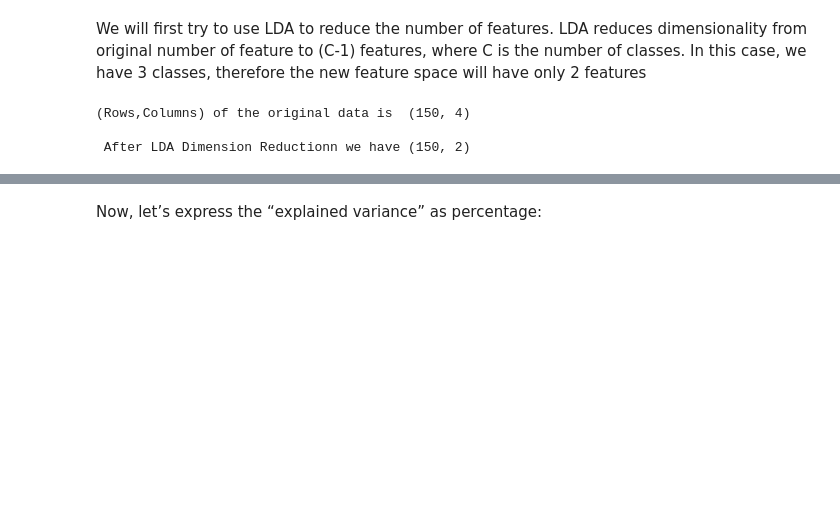
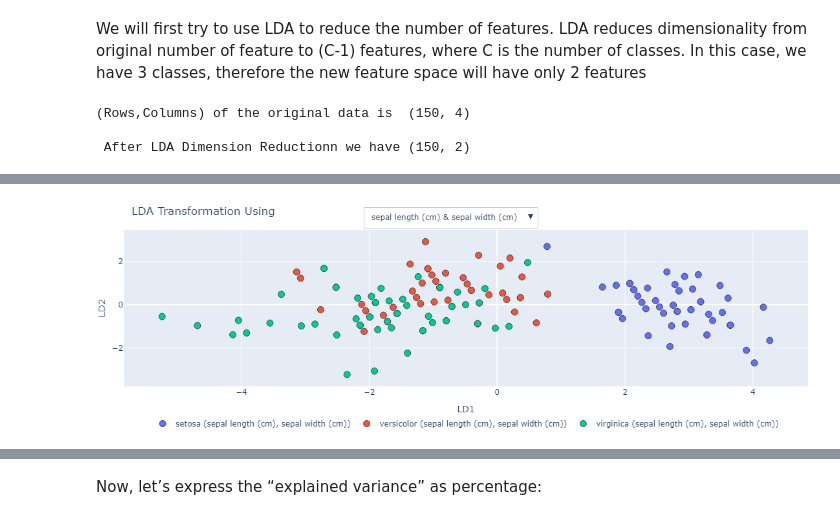
Before and after one commit to dastansultanov/kbtu-ml-book, a Jupyter notebook: _sources/probabilistic_models/LDA.ipynb, the cells around one changed output, grey strips where cells are left out. Saved outputs shown, nothing was run; the diff lists cells and outputs as text; code cells hidden in the pictures; blank space fills up the shorter version.

```diff
--- a/_sources/probabilistic_models/LDA.ipynb
+++ b/_sources/probabilistic_models/LDA.ipynb
@@ -310,0 +496,79 @@ print('\n After LDA Dimension Reductionn we have', X_lda_sklearn.shape)
+# %%
+import numpy as np
+import plotly.graph_objects as go
+from sklearn.discriminant_analysis import LinearDiscriminantAnalysis as LDA
+from sklearn.datasets import load_iris
+
+# Load Iris dataset
+data = load_iris()
+X = data.data
+y = data.target
+feature_names = data.feature_names
+class_names = data.target_names
+
+# Create a figure
+fig = go.Figure()
+
+# Add traces for each pair of features
+for i in range(len(feature_names)):
+    for j in range(i + 1, len(feature_names)):
+        # Selecting specified features
+        X_selected = X[:, [i, j]]
+
+        # Apply LDA
+        lda = LDA(n_components=2)
+        X_lda = lda.fit_transform(X_selected, y)
+
+        # Add trace
+        visible = True if i == 0 and j == 1 else False
+        for class_idx, class_name in enumerate(class_names):
+            idx = y == class_idx
+            fig.add_trace(go.Scatter(
+                x=X_lda[idx, 0], y=X_lda[idx, 1],
+                mode='markers', name=f"{class_name} ({feature_names[i]}, {feature_names[j]})",
+                marker=dict(size=10, line=dict(width=1)),
+                visible=visible
+            ))
+
+# Create buttons for feature selection
+buttons = []
+for i in range(len(feature_names)):
+    for j in range(i + 1, len(feature_names)):
+        buttons.append(
+            dict(
+                label=f"{feature_names[i]} & {feature_names[j]}",
+                method="update",
+                args=[{"visible": [False] * len(fig.data)},
+                      {"title": f"LDA Transformation Using "}]
+            )
+        )
+        button_idx = len(buttons) - 1
+        # Set the corresponding traces to visible
+        for k in range(len(class_names)):
+            buttons[button_idx]["args"][0]["visible"][button_idx * len(class_names) + k] = True
+
+# Update layout with buttons
+fig.update_layout(
+    updatemenus=[
+        dict(
+            buttons=buttons,
+            direction="down",
+            pad={"r": 10, "t": 10},
+            showactive=True,
+            x=0.35,
+            xanchor="left",
+            y=1.192,
+            yanchor="top"
+        )
+    ],
+    title="LDA Transformation Using",
+    xaxis_title="LD1",
+    yaxis_title="LD2",
+    margin=dict(l=0, r=0, t=30, b=0),
+    legend=dict(orientation="h", y=-0.3, x=0.5, xanchor="center", yanchor="bottom")
+
+)
+
+fig.show()
+# %% [output]
+[figure, added]
```
Also changed, not shown: parts of 9 cells of this notebook, 27 other files.
